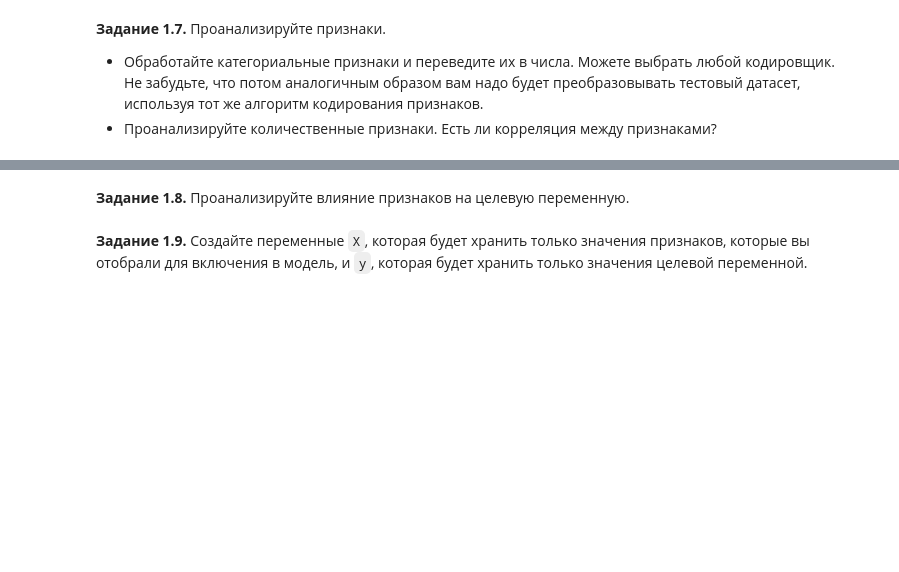
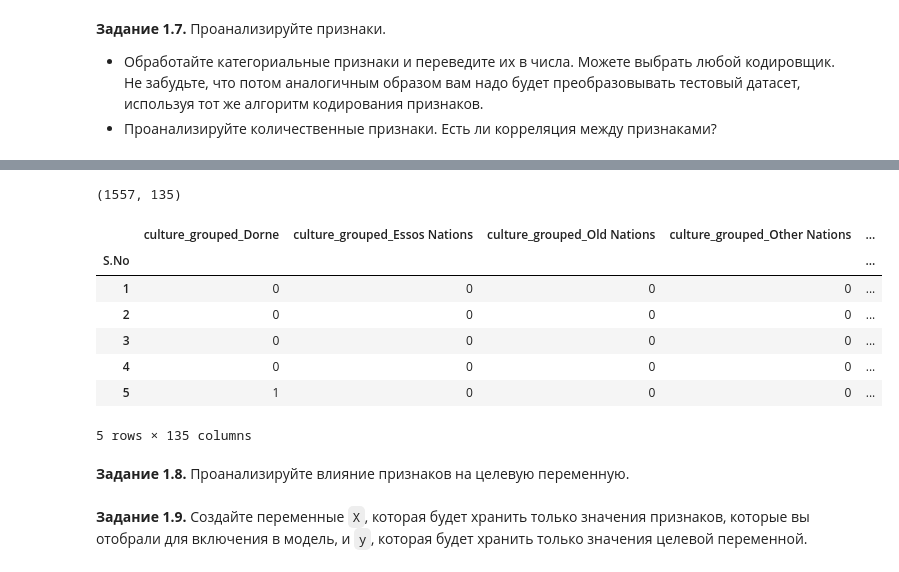
Before and after one commit to rodionP007/courses_MFTI, a Jupyter notebook: week_01_ml_intro/Homework/hw_1_game_of_thrones.ipynb, the cells around one changed output, grey strips where cells are left out. Drawn from its saved outputs; the diff is of its cells as text; code cells hidden in the pictures; blank space fills up the shorter version.

```diff
--- a/week_01_ml_intro/Homework/hw_1_game_of_thrones.ipynb
+++ b/week_01_ml_intro/Homework/hw_1_game_of_thrones.ipynb
@@ -607,0 +782,9 @@ data.describe(include = ["number"]).T[['count', 'min', 'max']].assign(N_unique_v
+# %%
+house_counts = data["house"].value_counts()
+
+data["house_grouped"] = data["house"].where(
+    data["house"].map(house_counts) >= 3,
+    "Other"
+)
+
+data.loc[data["house"].isna(), "house_grouped"] = "Unknown"
@@ -607,0 +825,4 @@ data.describe(include = ["number"]).T[['count', 'min', 'max']].assign(N_unique_v
+# %%
+cat_cols = ["culture_grouped", "title_grouped", "house_grouped"]
+
+data[cat_cols].nunique()
@@ -608,3 +835,21 @@ data.describe(include = ["number"]).T[['count', 'min', 'max']].assign(N_unique_v
+# %%
+encoded_data = pd.get_dummies(
+    data[cat_cols],
+    dtype=int
+)
+
+print(encoded_data.shape)
+encoded_data.head()
+# %% [output]
+(1557, 135)
+|  | culture_grouped_Dorne | culture_grouped_Essos Nations | culture_grouped_Old Nations | culture_grouped_Other Nations | ... |
+| S.No |  |  |  |  | ... |
+| 1 | 0 | 0 | 0 | 0 | ... |
+| 2 | 0 | 0 | 0 | 0 | ... |
+| 3 | 0 | 0 | 0 | 0 | ... |
+| 4 | 0 | 0 | 0 | 0 | ... |
+| 5 | 1 | 0 | 0 | 0 | ... |
+5 rows × 135 columns
 # %% [markdown]
 **Задание 1.8.** Проанализируйте влияние признаков на целевую переменную.
 # %%
```
Also changed, not shown: parts of 21 cells of this notebook.
